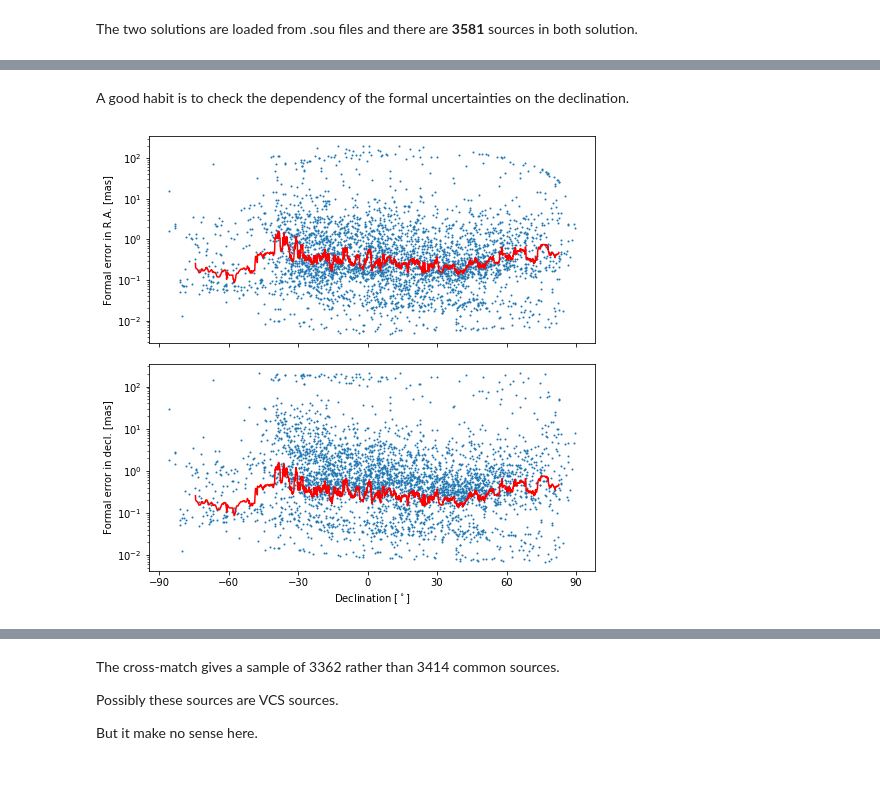
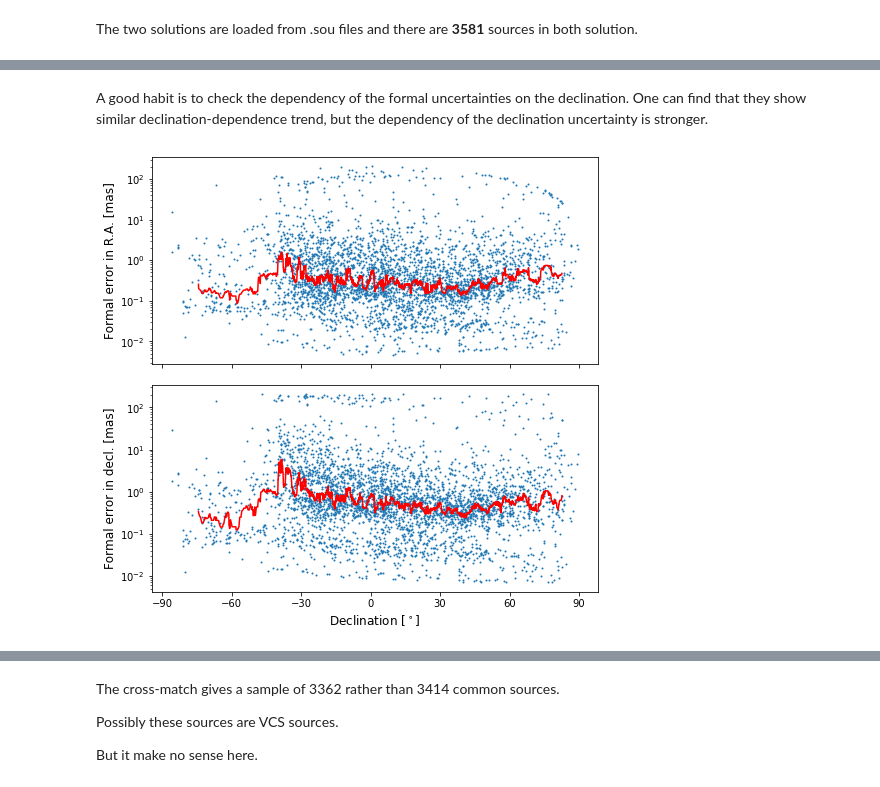
Before and after one commit to Niu-LIU/gaiacrf-in-vlbi, a Jupyter notebook: progs/check-ga-on-icrf2.ipynb, the cells around one changed output, grey strips where cells are left out. Saved outputs shown, nothing was run; the diff lists cells and outputs as text; code cells hidden in the pictures.

```diff
--- a/progs/check-ga-on-icrf2.ipynb
+++ b/progs/check-ga-on-icrf2.ipynb
@@ -54,32 +54,34 @@ Table masked=True length=3581
 # %% [markdown]
 A good habit is to check the dependency of the formal uncertainties on the declination.
+One can find that they show similar declination-dependence trend,
+but the dependency of the declination uncertainty is stronger.
 # %%
 fig, (ax0, ax1) = plt.subplots(figsize=(8, 8), nrows=2, sharex=True)
 
 ax0.plot(solga["dec"], solga["ra_err"], ".", ms=2)
 ax1.plot(solga["dec"], solga["dec_err"], ".", ms=2)
 
 # Running median
 temp = Table(solga)
 temp.sort("dec")
 
 window = 50
 decmd = bn.move_median(temp["dec"], window=window)
 raerrmd = bn.move_median(temp["ra_err"], window=window)
-decerrmd = bn.move_median(temp["ra_err"], window=window)
+decerrmd = bn.move_median(temp["dec_err"], window=window)
 
 ax0.plot(decmd, raerrmd, "r")
 ax1.plot(decmd, decerrmd, "r")
 
 ax0.set_yscale("log")
 ax1.set_yscale("log")
 
-ax1.set_xlabel("Declination [$^\circ$]")
-ax0.set_ylabel("Formal error in R.A. [mas]")
-ax1.set_ylabel("Formal error in decl. [mas]")
+ax1.set_xlabel("Declination [$^\circ$]", fontsize=12)
+ax0.set_ylabel("Formal error in R.A. [mas]", fontsize=12)
+ax1.set_ylabel("Formal error in decl. [mas]", fontsize=12)
 
 ax1.set_xticks(np.arange(-90, 91, 30))
 
 plt.subplots_adjust(hspace=0.1)
 # %% [output]
-[figure, old version]
+[figure, new version]
```
Also changed, not shown: parts of 16 cells of this notebook, 16 other files.
